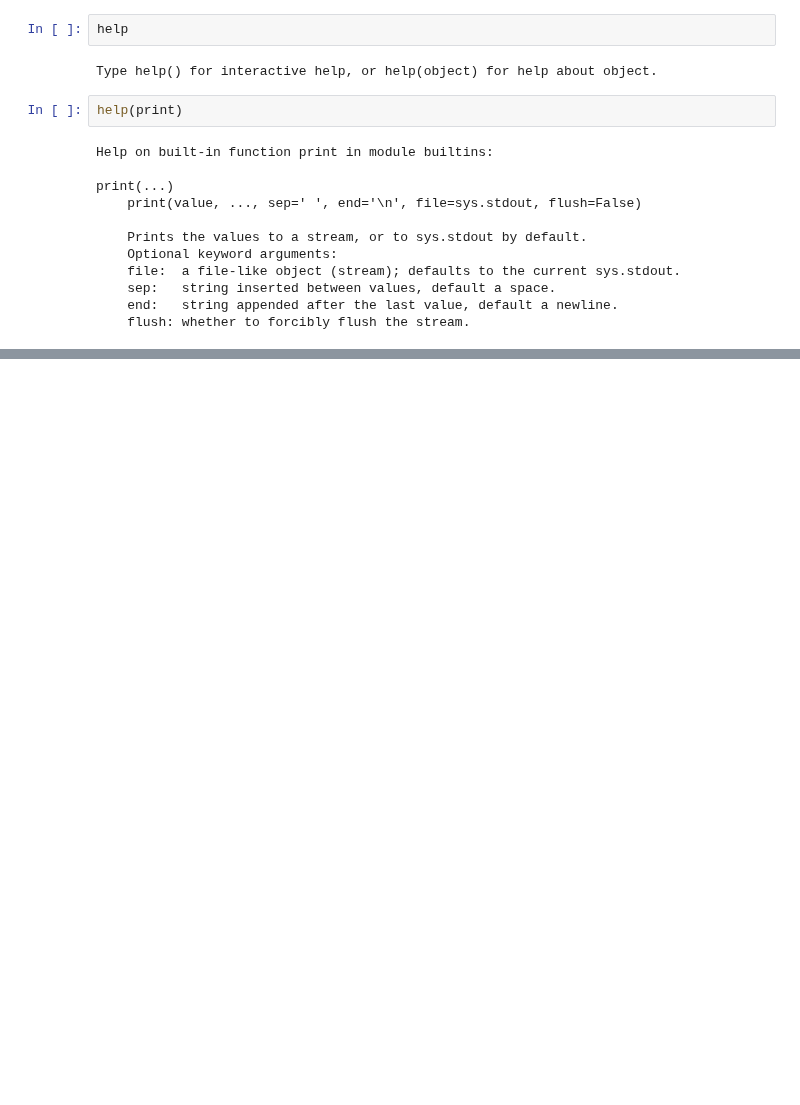
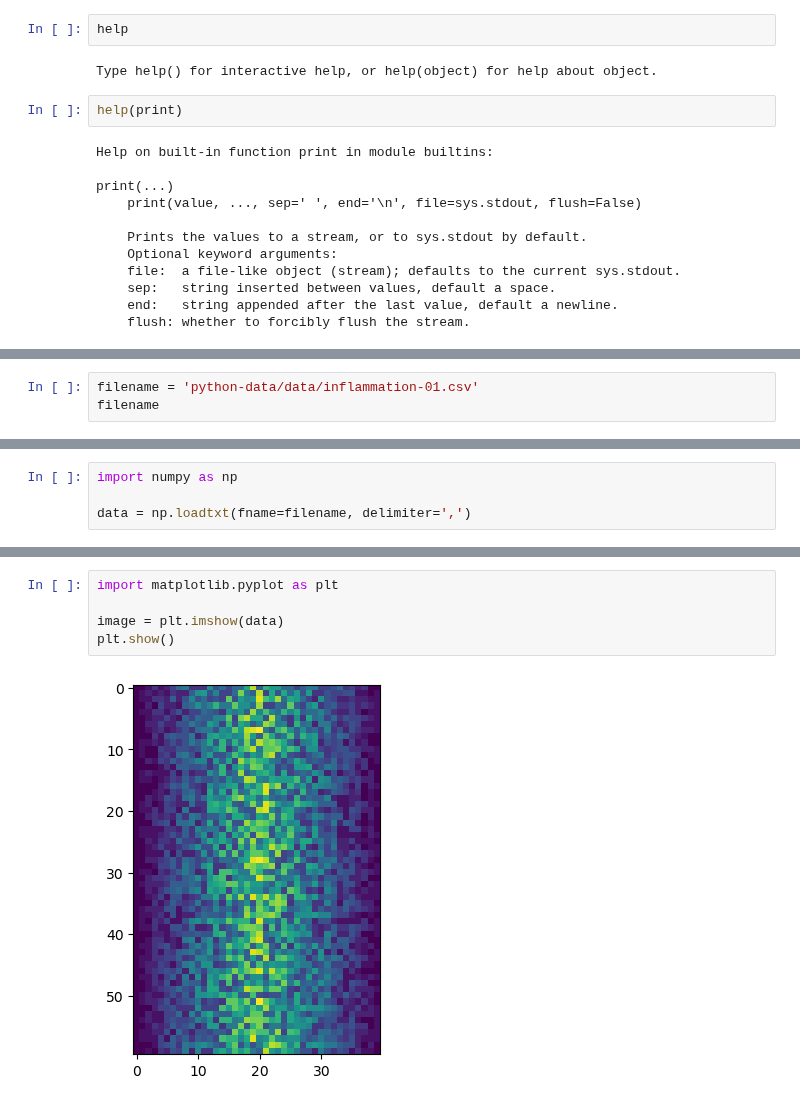
Before and after one commit to zdshaoteach/2023-05-18-upr-online, a Jupyter notebook: Python I.ipynb, the cells around one changed output, grey strips where cells are left out. Saved outputs shown, nothing was run; the diff lists cells and outputs as text; blank space fills up the shorter version.

```diff
--- a/Python I.ipynb
+++ b/Python I.ipynb
@@ -567,0 +286,3 @@ TypeError: round() missing required argument 'number' (pos 1)
+# %%
+filename = 'python-data/data/inflammation-01.csv'
+filename
@@ -567,0 +291,4 @@ TypeError: round() missing required argument 'number' (pos 1)
+# %%
+import numpy as np
+
+data = np.loadtxt(fname=filename, delimiter=',')
@@ -567,0 +367,7 @@ TypeError: round() missing required argument 'number' (pos 1)
+# %%
+import matplotlib.pyplot as plt
+
+image = plt.imshow(data)
+plt.show()
+# %% [output]
+[figure, added]
```
Also changed, not shown: parts of 92 cells of this notebook, 15 other files.
